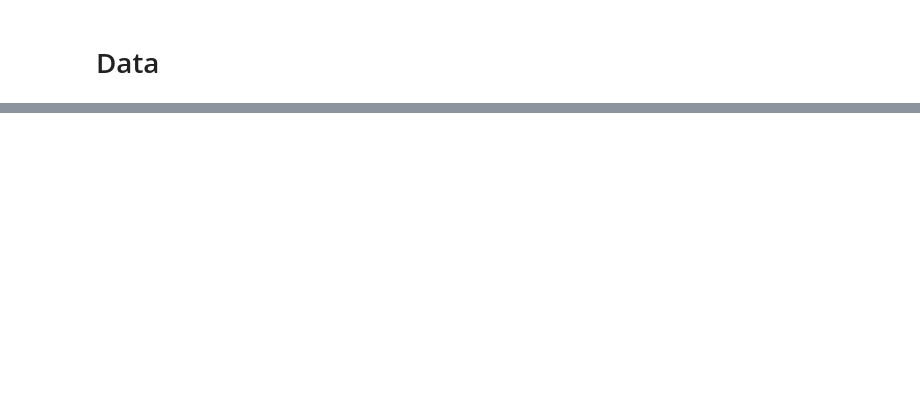
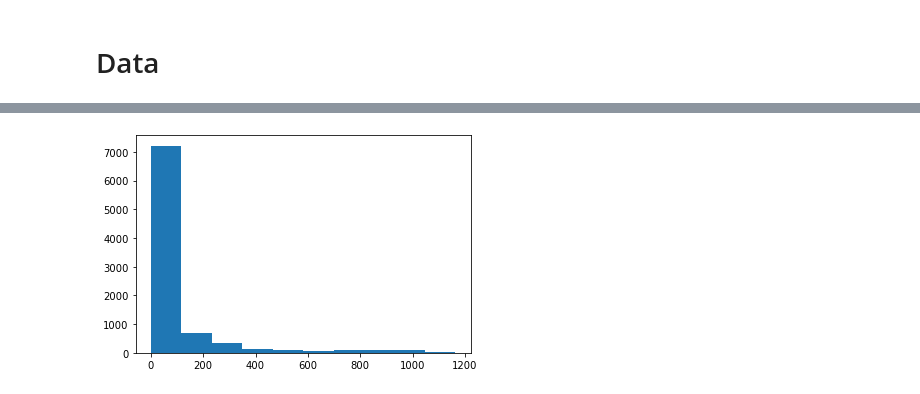
Before and after one commit to luis13d/Wind-energy, a Jupyter notebook: scripts/Models.ipynb, the cells around one changed output, grey strips where cells are left out. Drawn from its saved outputs; the diff is of its cells as text; code cells hidden in the pictures; blank space fills up the shorter version.

```diff
--- a/scripts/Models.ipynb
+++ b/scripts/Models.ipynb
@@ -61,0 +247,5 @@ forecast_1
+# %%
+plt.hist(validation['mse'], bins=10)
+plt.show()
+# %% [output]
+[figure, added]
```
Also changed, not shown: parts of 47 cells of this notebook, 1 other file.
